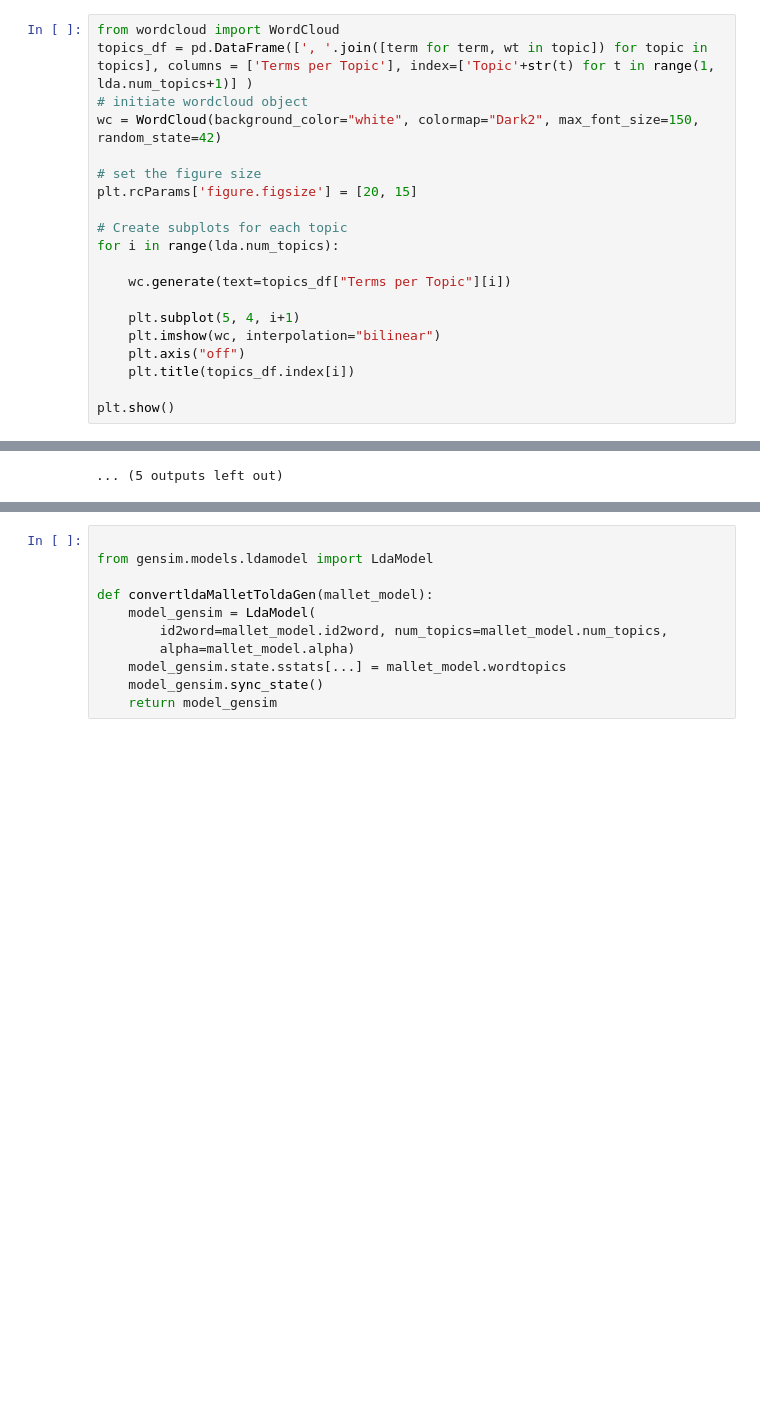
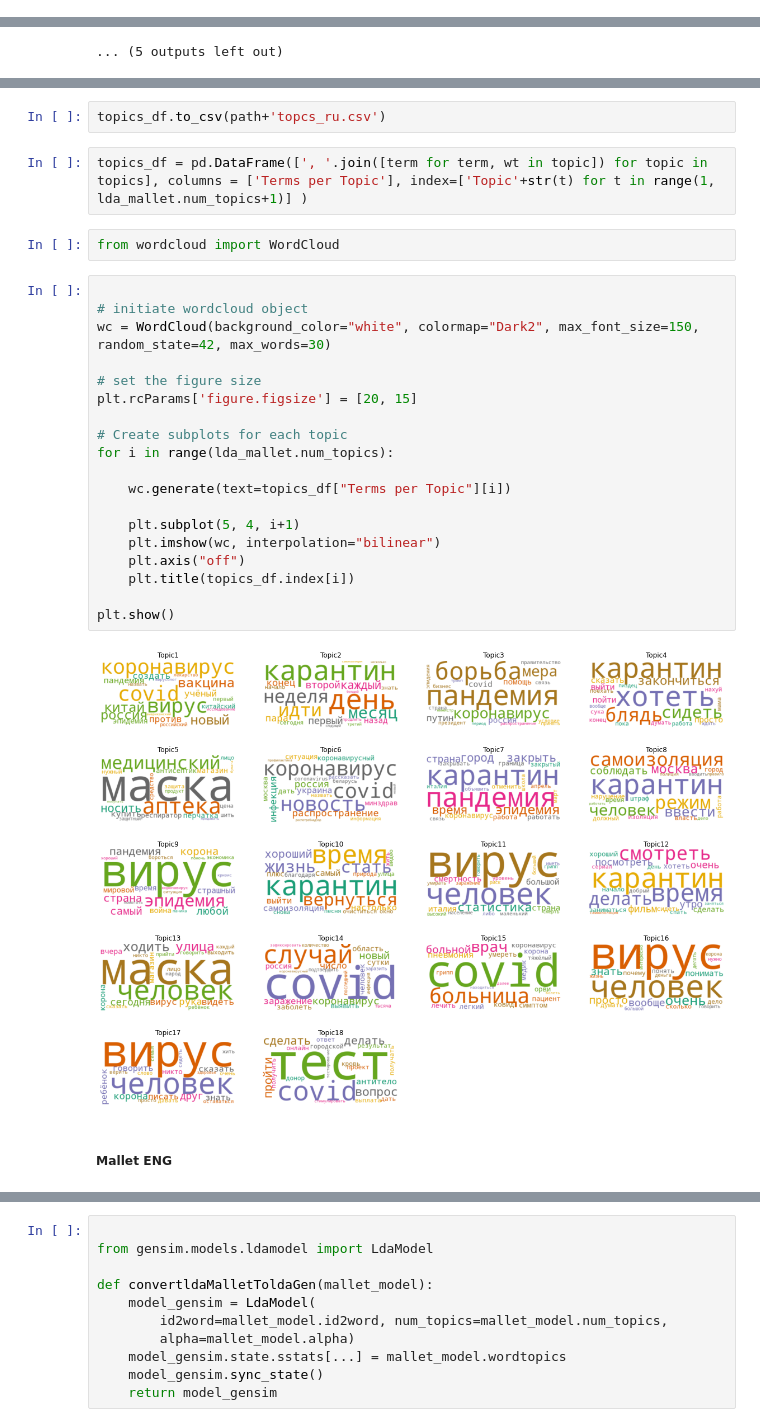
Before and after one commit to juli-ter/Coursework3, a Jupyter notebook: LDA+Tone.ipynb, the cells around one changed output, grey strips where cells are left out. Saved outputs shown, nothing was run; the diff lists cells and outputs as text; blank space fills up the shorter version.

Commit message:
fix errors + clouds

```diff
--- a/LDA+Tone.ipynb
+++ b/LDA+Tone.ipynb
@@ -320,20 +252,0 @@ topics_df.head()
-# %%
-from wordcloud import WordCloud
-topics_df = pd.DataFrame([', '.join([term for term, wt in topic]) for topic in topics], columns = ['Terms per Topic'], index=['Topic'+str(t) for t in range(1, lda.num_topics+1)] )
-# initiate wordcloud object
-wc = WordCloud(background_color="white", colormap="Dark2", max_font_size=150, random_state=42)
-
-# set the figure size
-plt.rcParams['figure.figsize'] = [20, 15]
-
-# Create subplots for each topic
-for i in range(lda.num_topics):
-
-    wc.generate(text=topics_df["Terms per Topic"][i])
-
-    plt.subplot(5, 4, i+1)
-    plt.imshow(wc, interpolation="bilinear")
-    plt.axis("off")
-    plt.title(topics_df.index[i])
-
-plt.show()
@@ -517,0 +456,29 @@ print('\nCoherence: ', CoherenceModel(model=lda_mallet, texts=ru.text, dictionar
+# %%
+topics_df.to_csv(path+'topcs_ru.csv')
+# %%
+topics_df = pd.DataFrame([', '.join([term for term, wt in topic]) for topic in topics], columns = ['Terms per Topic'], index=['Topic'+str(t) for t in range(1, lda_mallet.num_topics+1)] )
+# %%
+from wordcloud import WordCloud
+# %%
+
+# initiate wordcloud object
+wc = WordCloud(background_color="white", colormap="Dark2", max_font_size=150, random_state=42, max_words=30)
+
+# set the figure size
+plt.rcParams['figure.figsize'] = [20, 15]
+
+# Create subplots for each topic
+for i in range(lda_mallet.num_topics):
+
+    wc.generate(text=topics_df["Terms per Topic"][i])
+
+    plt.subplot(5, 4, i+1)
+    plt.imshow(wc, interpolation="bilinear")
+    plt.axis("off")
+    plt.title(topics_df.index[i])
+
+plt.show()
+# %% [output]
+[figure, added]
+# %% [markdown]
+##### Mallet ENG
```
Also changed, not shown: parts of 39 cells of this notebook.
